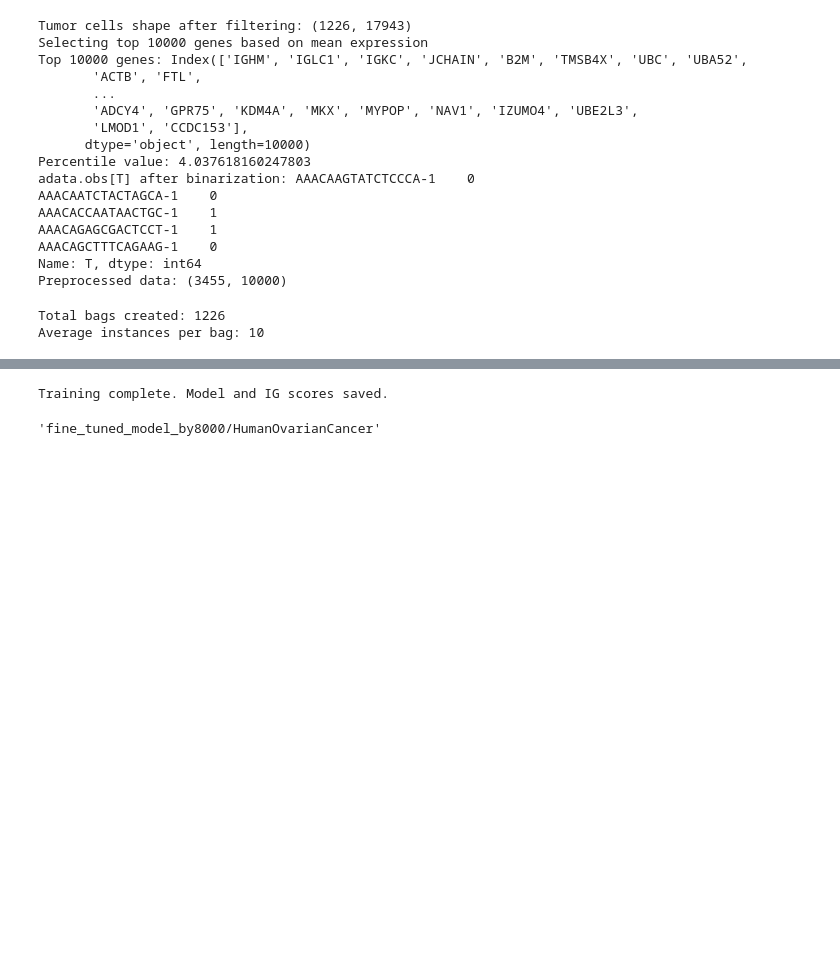
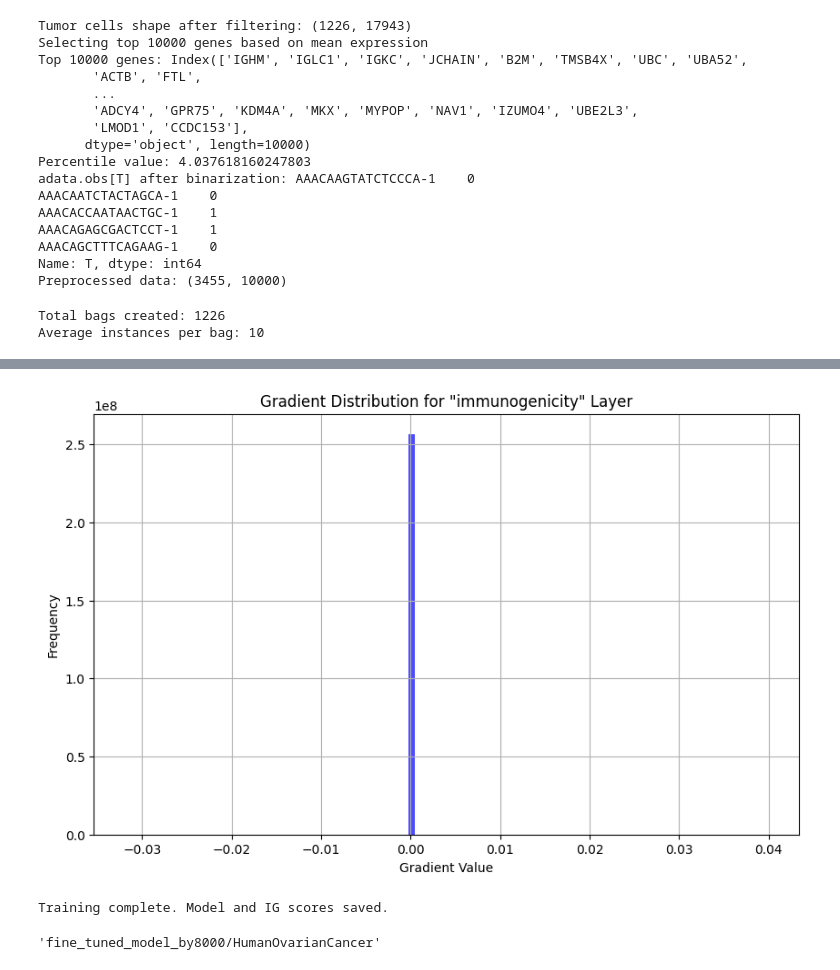
Before and after one commit to yaober/SPACER, a Jupyter notebook: fine_tune_model1_indiviual.ipynb, the cells around one changed output, grey strips where cells are left out. Saved outputs shown, nothing was run; the diff lists cells and outputs as text; code cells hidden in the pictures; blank space fills up the shorter version.

```diff
--- a/fine_tune_model1_indiviual.ipynb
+++ b/fine_tune_model1_indiviual.ipynb
@@ -47,7 +47,7 @@ model_path = 'fine_tuned_model_10000/all_data_human2antigen_40epochs/final_model
 
 # Training parameters
 immune_cell = 'tcell'       # Type of immune cell to consider
-learning_rate = 0.01      # Learning rate for the optimizer
+learning_rate = 1e-3      # Learning rate for the optimizer
 num_epochs = 100          # Number of epochs to train the model
 patience = 5                # Patience for early stopping
 delta = 0.001               # Minimum change to qualify as an improvement
@@ -181,11 +204,12 @@ early_stopping = EarlyStopping(patience=patience, delta=delta)
 # Store IG scores before training
 ig_scores_before_training = torch.sigmoid(model.immunogenicity.ig.detach().cpu())
 # %%
-
 # Training loop
 for epoch in range(num_epochs):
     model.train()
     running_loss = 0.0
+
+    gradients = {}
 
     with tqdm(train_loader, unit="batch") as tepoch:
         for i, (distances, gene_expressions, label, core_idx, gene_names, cell_ids) in enumerate(tepoch):
@@ -201,13 +225,25 @@ for epoch in range(num_epochs):
 
             loss = criterion(output, label)
             loss.backward()
+
+            # Checking gradients
+            for name, param in model.named_parameters():
+                if param.grad is not None:
+                    if name not in gradients:
+                        gradients[name] = []
+                    gradients[name].append(param.grad.cpu().numpy())
+
             optimizer.step()
 
             running_loss += loss.item()
             tepoch.set_postfix(loss=loss.item())
 
     epoch_loss = running_loss / len(train_loader)
+
     print(f'Epoch [{epoch+1}/{num_epochs}], Loss: {epoch_loss:.4f}')
+    for name, grad_list in gradients.items():
+        grad_array = np.array(grad_list)
+        np.save(f"gradients/epoch_{epoch+1}_{name}.npy", grad_array)
 
     # Validation
     model.eval()
@@ -227,9 +263,10 @@ for epoch in range(num_epochs):
     val_loss /= len(val_loader)
     val_auroc = roc_auc_score(val_labels, val_predictions)
     print(f'Validation Loss: {val_loss:.4f}, Validation AUROC: {val_auroc:.4f}')
+
     # Early stopping
     early_stopping(val_loss, model, epoch)
-    if epoch >=10:
+    if epoch >= 10:
         if early_stopping.early_stop:
             print(f'Early stopping at epoch {epoch+1}')
             break
@@ -266,3 +405,29 @@ Early stopping at epoch 14
+# %%
+def load_immunogenicity_gradients(gradient_dir):
+    immunogenicity_gradients = []
+
+    # Iterate over gradient files to find those related to "immunogenicity"
+    for filename in os.listdir(gradient_dir):
+        if "immunogenicity" in filename and filename.endswith(".npy"):
+            file_path = os.path.join(gradient_dir, filename)
+            grad_array = np.load(file_path)
+            immunogenicity_gradients.extend(grad_array.flatten())
+
+    return immunogenicity_gradients
+
+# Load gradients for the "immunogenicity" layer
+immunogenicity_gradients = load_immunogenicity_gradients(gradient_dir)
+
+# Plot the gradient distribution histogram
+plt.figure(figsize=(10, 6))
+plt.hist(immunogenicity_gradients, bins=100, color='blue', alpha=0.7)
+plt.xlabel('Gradient Value')
+plt.ylabel('Frequency')
+plt.title('Gradient Distribution for "immunogenicity" Layer')
+plt.grid(True)
+plt.show()
+# %% [output]
+[figure, added]
 # %%
 
 # Store IG scores after training
```
Also changed, not shown: parts of 8 cells of this notebook, 18 other files.
